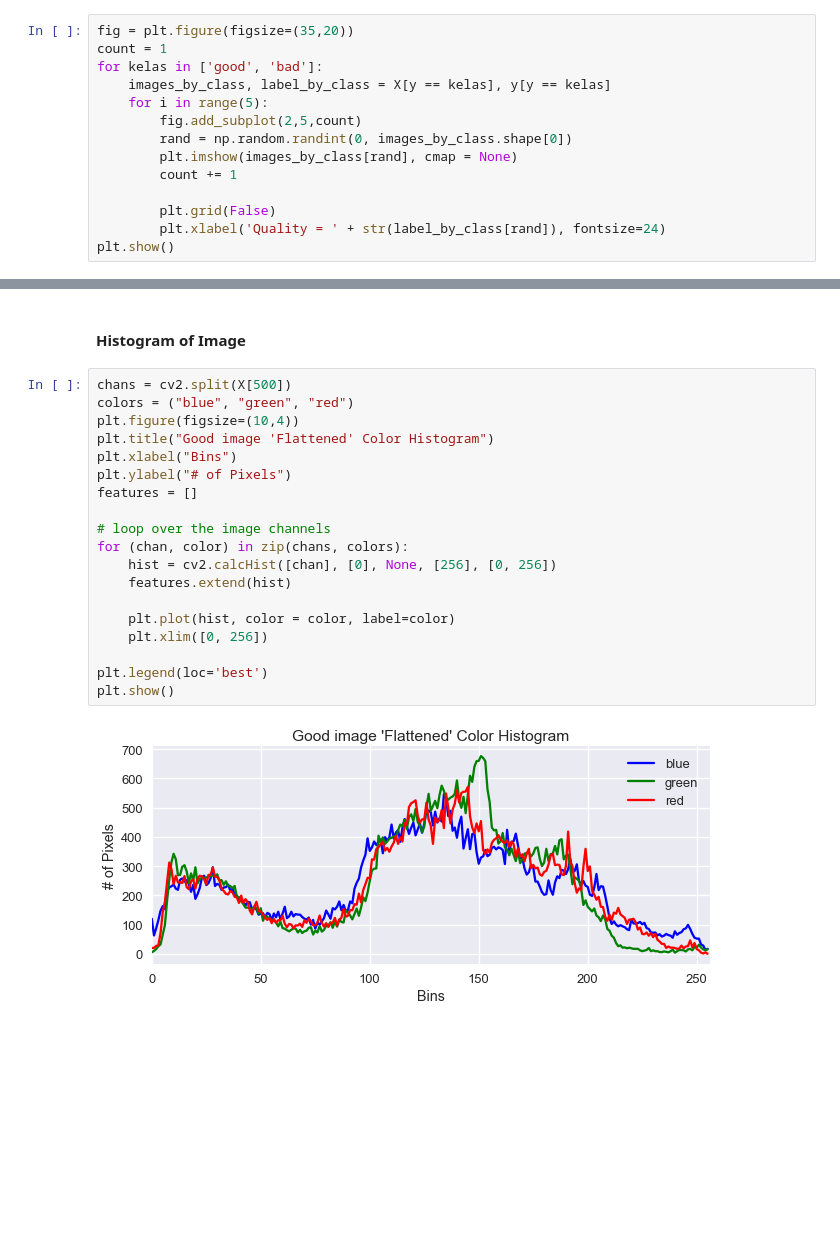
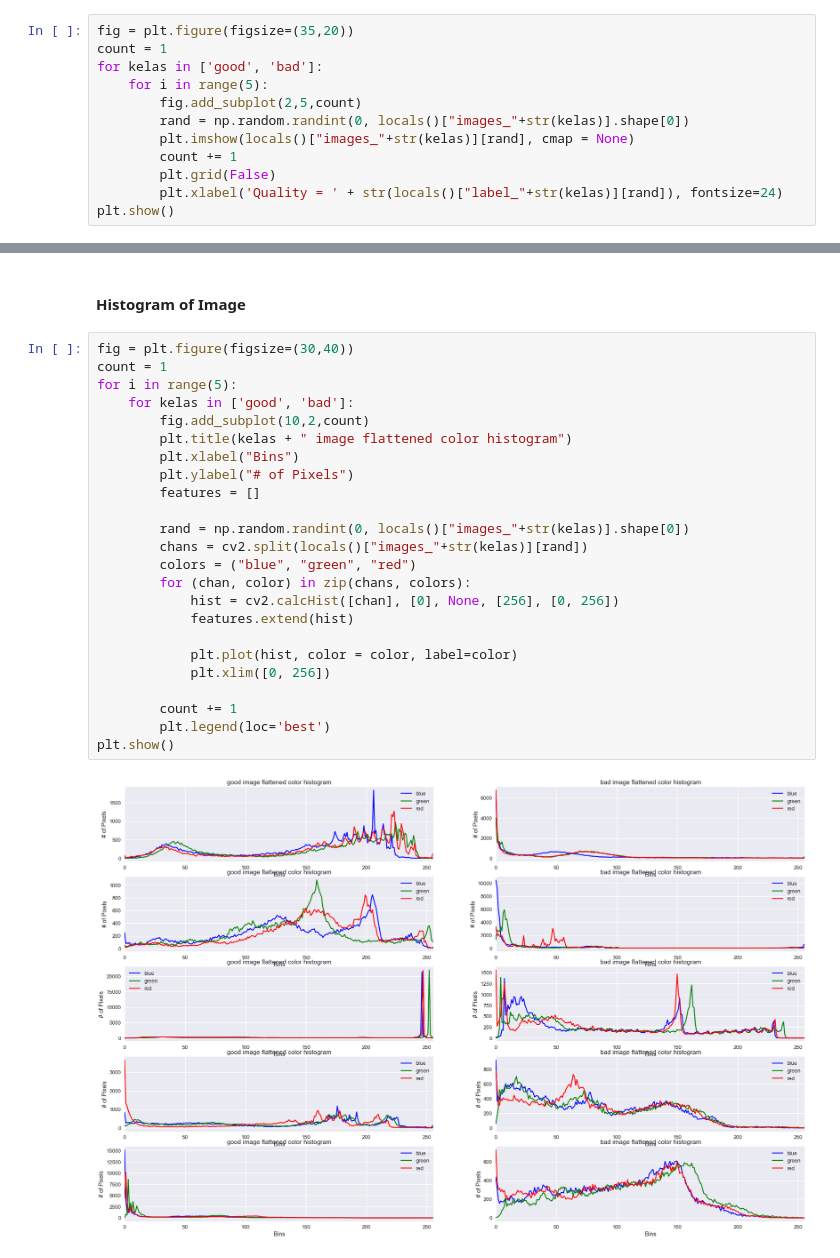
Before and after one commit to nasiahur/TA-InsyaaAllah, a Jupyter notebook: IQA.ipynb, the cells around one changed output, grey strips where cells are left out. Saved outputs shown, nothing was run; the diff lists cells and outputs as text; blank space fills up the shorter version.

```diff
--- a/IQA.ipynb
+++ b/IQA.ipynb
@@ -62,38 +72,41 @@ plt.show()
 fig = plt.figure(figsize=(35,20))
 count = 1
 for kelas in ['good', 'bad']:
-    images_by_class, label_by_class = X[y == kelas], y[y == kelas]
     for i in range(5):
         fig.add_subplot(2,5,count)
-        rand = np.random.randint(0, images_by_class.shape[0])
-        plt.imshow(images_by_class[rand], cmap = None)
+        rand = np.random.randint(0, locals()["images_"+str(kelas)].shape[0])
+        plt.imshow(locals()["images_"+str(kelas)][rand], cmap = None)
         count += 1
-
         plt.grid(False)
-        plt.xlabel('Quality = ' + str(label_by_class[rand]), fontsize=24)
+        plt.xlabel('Quality = ' + str(locals()["label_"+str(kelas)][rand]), fontsize=24)
 plt.show()
 # %% [output]
 [figure]
 # %% [markdown]
 #### Histogram of Image
 # %%
-chans = cv2.split(X[500])
-colors = ("blue", "green", "red")
-plt.figure(figsize=(10,4))
-plt.title("Good image 'Flattened' Color Histogram")
-plt.xlabel("Bins")
-plt.ylabel("# of Pixels")
-features = []
+fig = plt.figure(figsize=(30,40))
+count = 1
+for i in range(5):
+    for kelas in ['good', 'bad']:
+        fig.add_subplot(10,2,count)
+        plt.title(kelas + " image flattened color histogram")
+        plt.xlabel("Bins")
+        plt.ylabel("# of Pixels")
+        features = []
 
-# loop over the image channels
-for (chan, color) in zip(chans, colors):
-    hist = cv2.calcHist([chan], [0], None, [256], [0, 256])
-    features.extend(hist)
+        rand = np.random.randint(0, locals()["images_"+str(kelas)].shape[0])
+        chans = cv2.split(locals()["images_"+str(kelas)][rand])
+        colors = ("blue", "green", "red")
+        for (chan, color) in zip(chans, colors):
+            hist = cv2.calcHist([chan], [0], None, [256], [0, 256])
+            features.extend(hist)
 
-    plt.plot(hist, color = color, label=color)
-    plt.xlim([0, 256])
+            plt.plot(hist, color = color, label=color)
+            plt.xlim([0, 256])
 
-plt.legend(loc='best')
+        count += 1
+        plt.legend(loc='best')
 plt.show()
 # %% [output]
-[figure, old version]
+[figure, new version]
```
Also changed, not shown: parts of 16 cells of this notebook.
